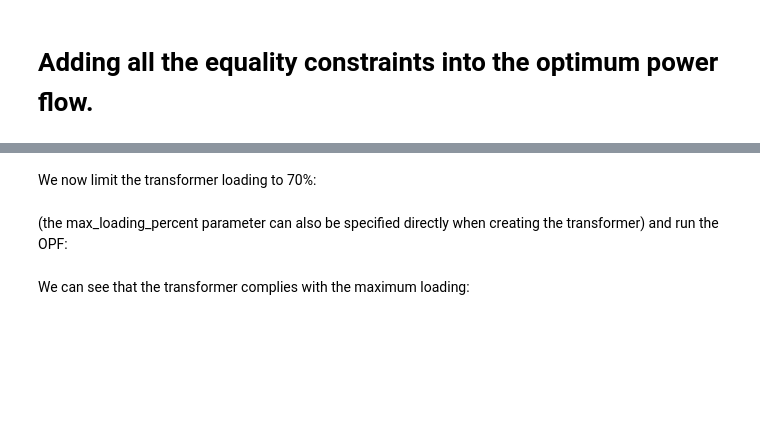
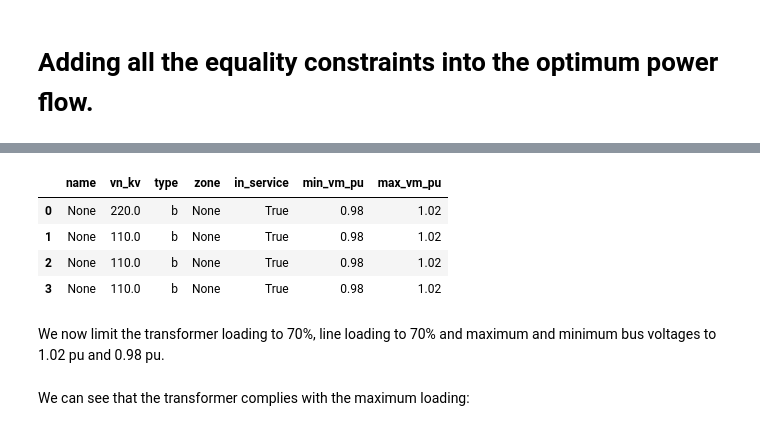
Before and after one commit to atik-arshad/PSPlab22_1112284_atik, a Jupyter notebook: Lab_Session_6/lab_assignment_opf_basic.ipynb, the cells around one changed output, grey strips where cells are left out. Saved outputs shown, nothing was run; the diff lists cells and outputs as text; code cells hidden in the pictures; blank space fills up the shorter version.

```diff
--- a/Lab_Session_6/lab_assignment_opf_basic.ipynb
+++ b/Lab_Session_6/lab_assignment_opf_basic.ipynb
@@ -139,2 +138,10 @@ net.trafo
+# %%
+net.bus
+# %% [output]
+|  | name | vn_kv | type | zone | in_service | min_vm_pu | max_vm_pu |
+| 0 | None | 220.0 | b | None | True | 0.98 | 1.02 |
+| 1 | None | 110.0 | b | None | True | 0.98 | 1.02 |
+| 2 | None | 110.0 | b | None | True | 0.98 | 1.02 |
+| 3 | None | 110.0 | b | None | True | 0.98 | 1.02 |
 # %% [markdown]
-We now limit the transformer loading to 70%:
+We now limit the transformer loading to 70%, line loading to 70% and maximum and minimum bus voltages to 1.02 pu and 0.98 pu.
@@ -143,6 +148,3 @@ We now limit the transformer loading to 70%:
-# %% [markdown]
-(the max_loading_percent parameter can also be specified directly when creating the transformer)
-and run the OPF:
 # %%
 pp.runopp(net, delta=1e-16)
 # %% [markdown]
```
Also changed, not shown: parts of 68 cells of this notebook, 1 other file.
